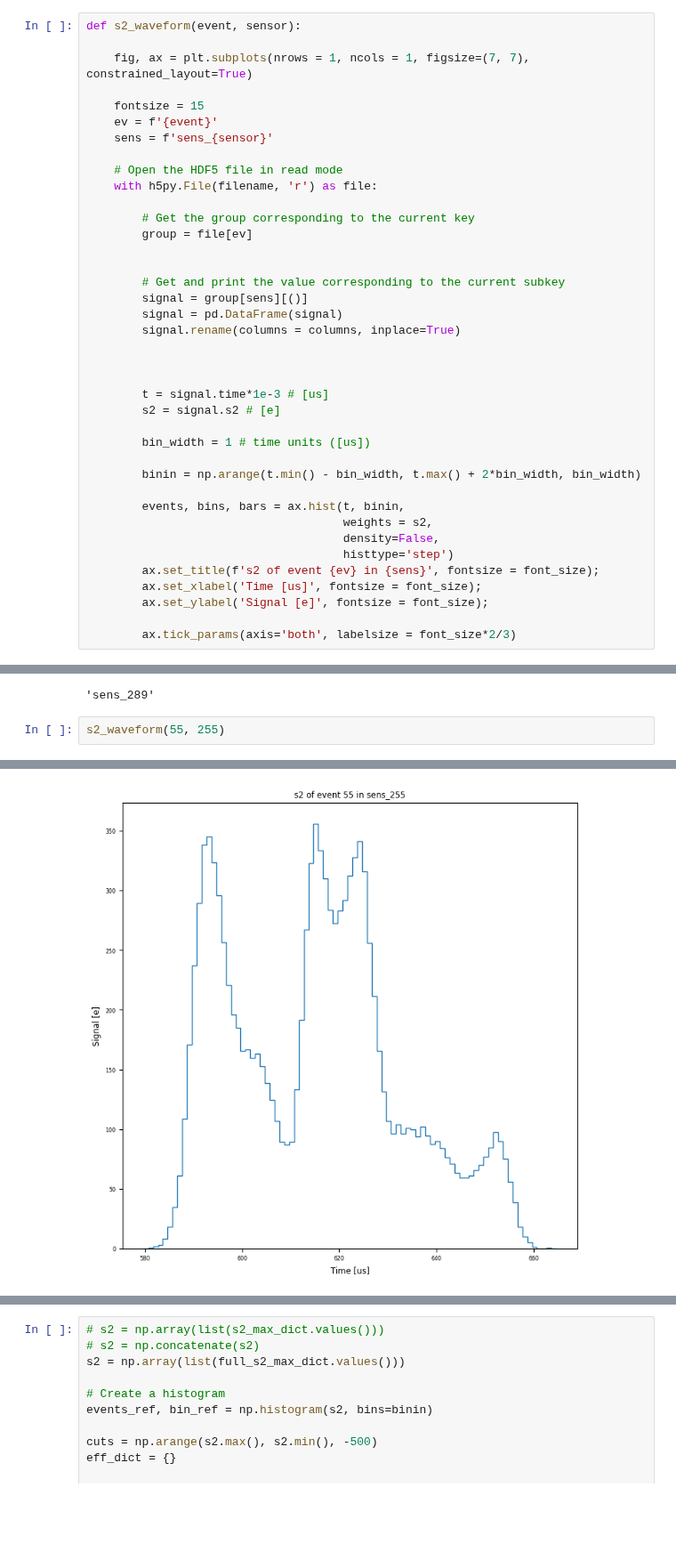
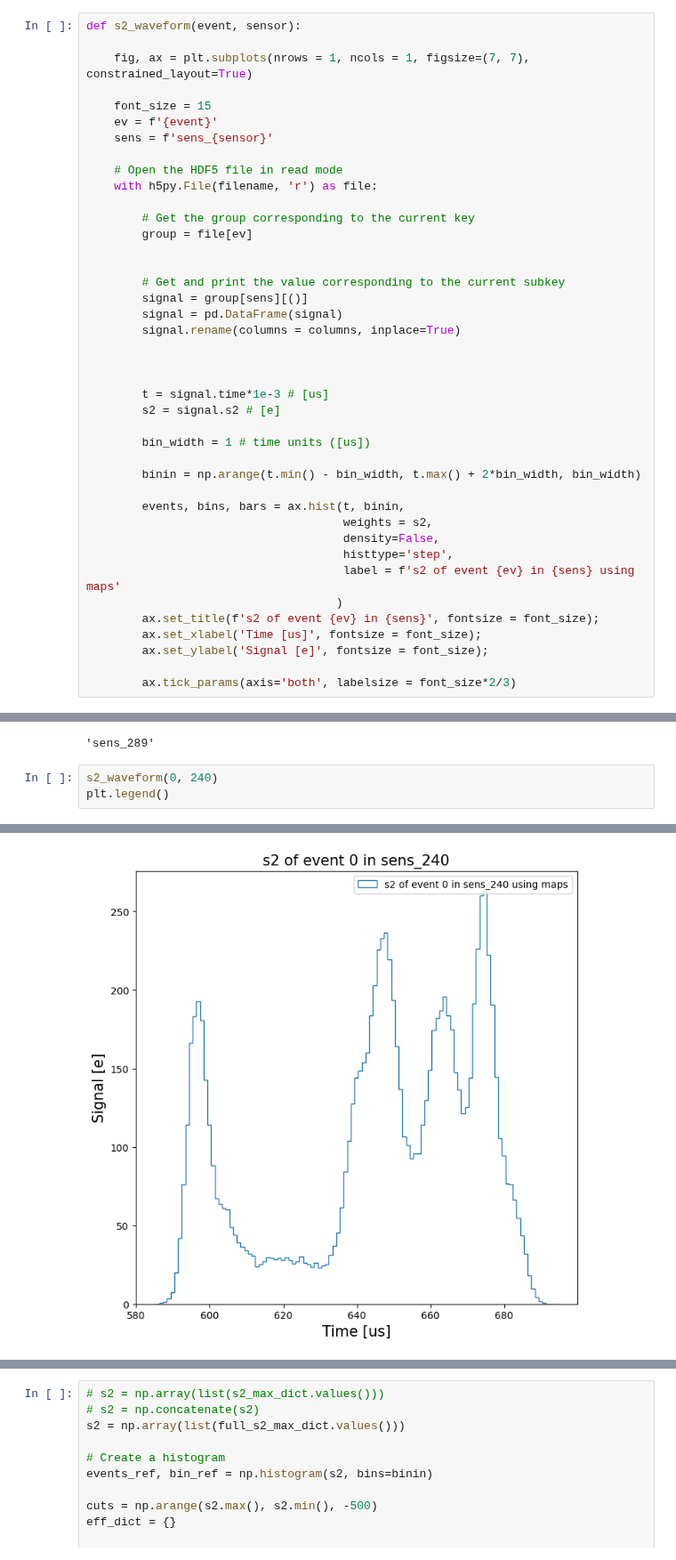
Before and after one commit to mariandbt/python, a Jupyter notebook: notebooks/20231228_NEXT100_offlineS2hists.ipynb, the cells around one changed output, grey strips where cells are left out. Shown at 89% size. Cells and saved outputs as stored; diff of their text form; blank space fills up the shorter version.

```diff
--- a/notebooks/20231228_NEXT100_offlineS2hists.ipynb
+++ b/notebooks/20231228_NEXT100_offlineS2hists.ipynb
@@ -50,7 +50,7 @@ def s2_waveform(event, sensor):
 
     fig, ax = plt.subplots(nrows = 1, ncols = 1, figsize=(7, 7), constrained_layout=True)
 
-    fontsize = 15
+    font_size = 15
     ev = f'{event}'
     sens = f'sens_{sensor}'
 
@@ -78,7 +78,9 @@ def s2_waveform(event, sensor):
         events, bins, bars = ax.hist(t, binin,
                                      weights = s2,
                                      density=False,
-                                     histtype='step')
+                                     histtype='step',
+                                     label = f's2 of event {ev} in {sens} using maps'
+                                    )
         ax.set_title(f's2 of event {ev} in {sens}', fontsize = font_size);
         ax.set_xlabel('Time [us]', fontsize = font_size);
         ax.set_ylabel('Signal [e]', fontsize = font_size);
@@ -245,5 +216,6 @@ subkey
 # %% [output]
 'sens_289'
 # %%
-s2_waveform(55, 255)
+s2_waveform(0, 240)
+plt.legend()
 # %% [output]
@@ -250 +223 @@ s2_waveform(55, 255)
-[figure, old version]
+[figure, new version]
```
Also changed, not shown: parts of 27 cells of this notebook, 2 other files.
